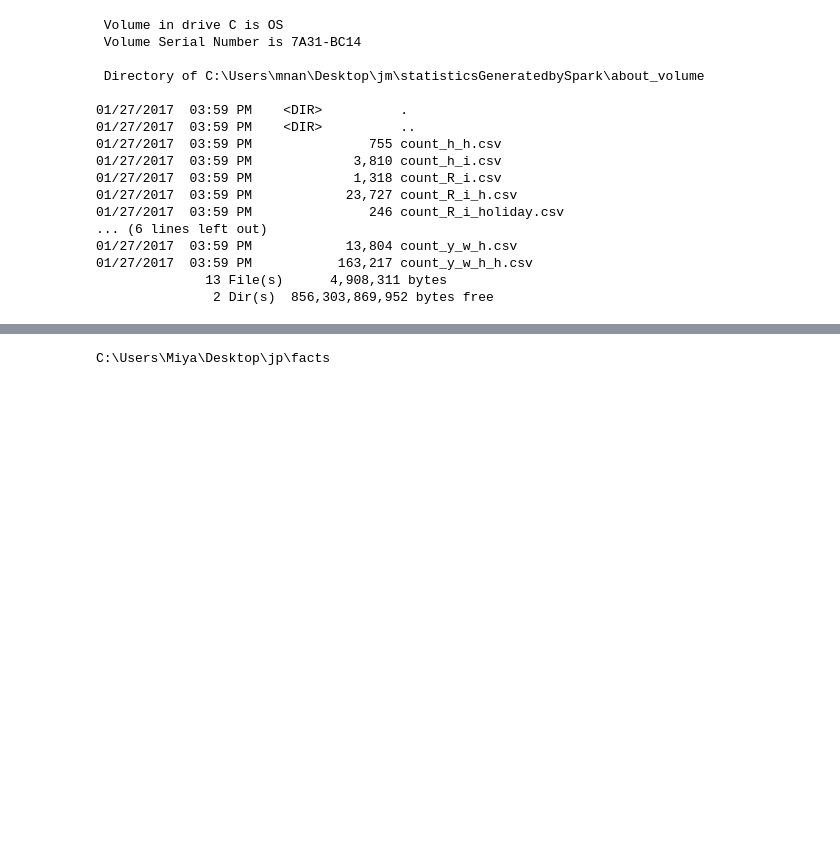
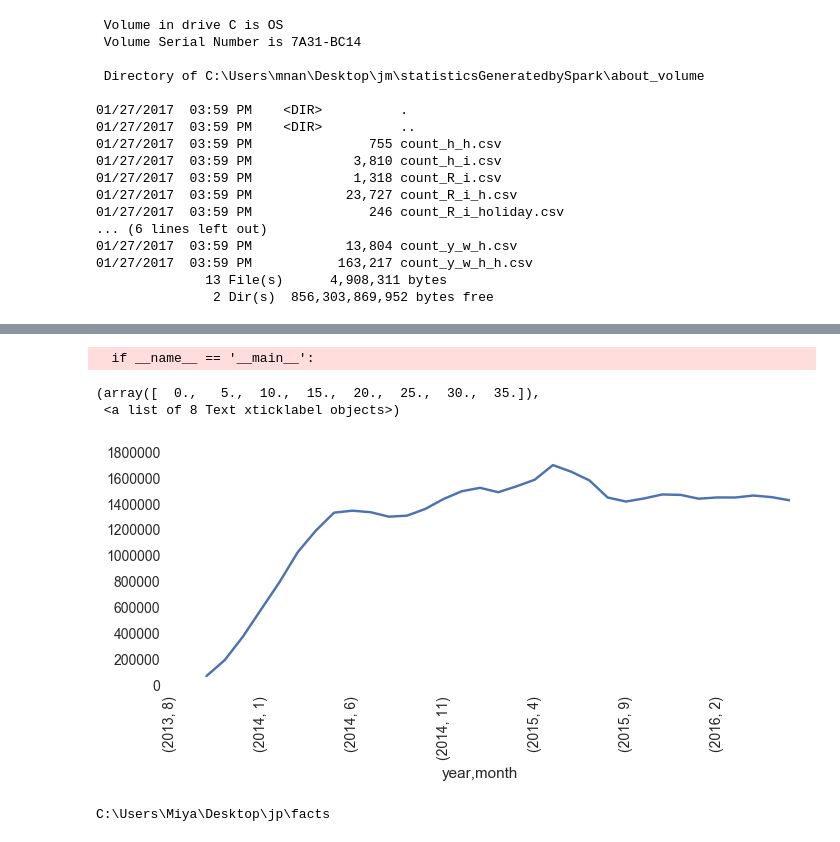
Before and after one commit to MiyainNYC/PySpark-Data-Challenge, a Jupyter notebook: Volume_VIZ.ipynb, the cells around one changed output, grey strips where cells are left out. Cells and saved outputs as stored; diff of their text form; code cells hidden in the pictures; blank space fills up the shorter version.

```diff
--- a/Volume_VIZ.ipynb
+++ b/Volume_VIZ.ipynb
@@ -55,3 +209,16 @@ monthly_ride.groupby(['year','month']).sum().plot()
+# %%
+ax = pd.rolling_mean(monthly_ride.groupby(['year','month']).sum(),3).plot(figsize = (8,3))
+ax.set_axis_bgcolor("white")
+plt.legend([])#['Smoothed Daily Trip Count'])
+#ax.set_xlim(pd.Timestamp('2013-10-01'), pd.Timestamp('2016-06-01'))
+#count = ['10k','20k','30k','40k','50k','60k']  ## labels are wrong
+#ax.set_yticklabels(count)
+plt.xticks(rotation = 90)
+# %% [output]
+  if __name__ == '__main__':
+(array([  0.,   5.,  10.,  15.,  20.,  25.,  30.,  35.]),
+ <a list of 8 Text xticklabel objects>)
+[figure, added]
 # %%
 monthly_ride['year'] = list(map(lambda x:x.year,monthly_ride['date']))
 # %%
```
Also changed, not shown: parts of 39 cells of this notebook.
